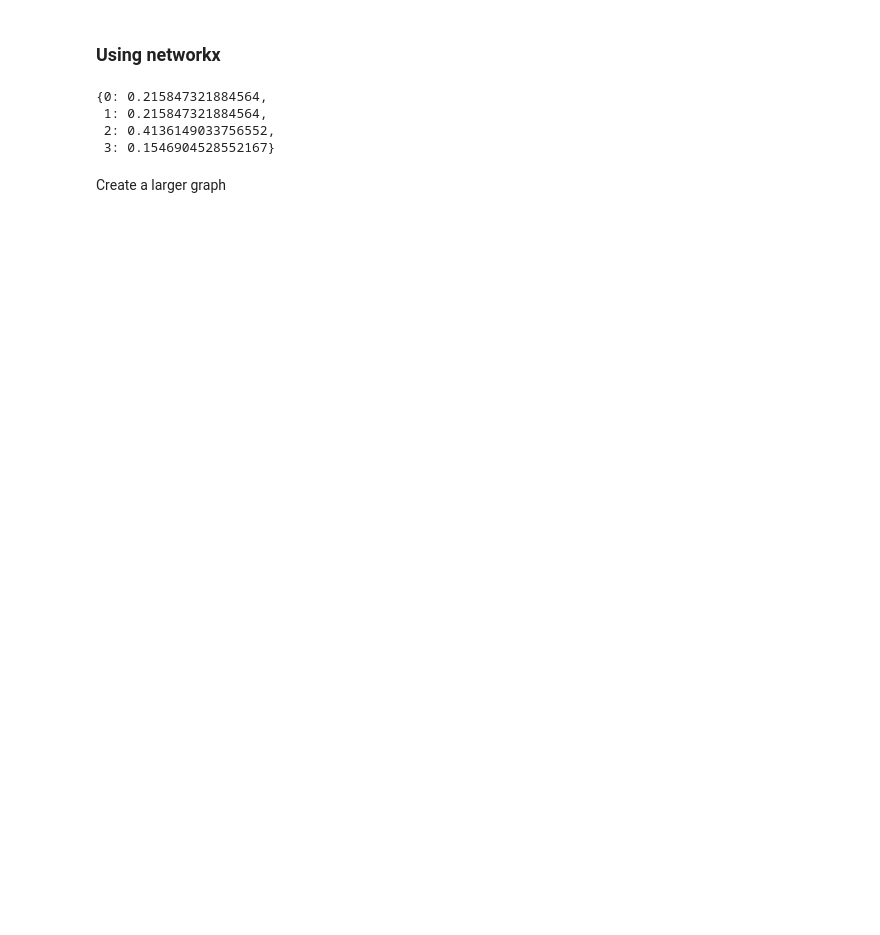
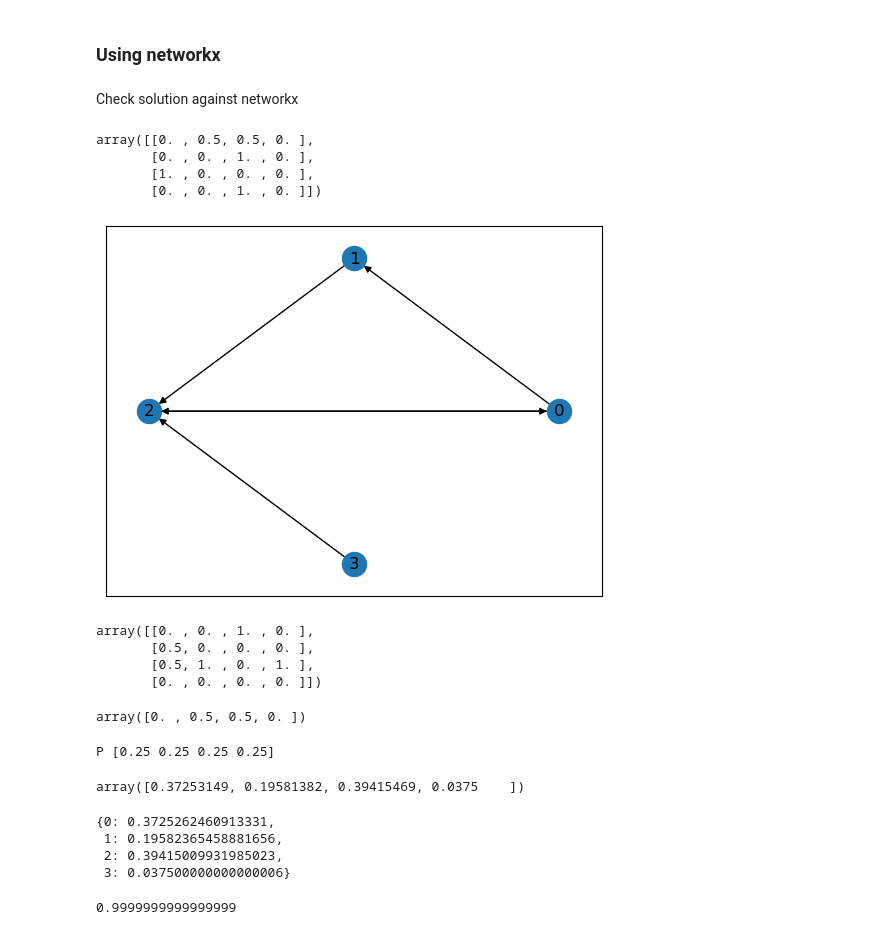
Before and after one commit to jayurbain/GraphMachineLearning, a Jupyter notebook: labs/PageRank.ipynb, the cells around one changed output. Cells and saved outputs as stored; diff of their text form; code cells hidden in the pictures; blank space fills up the shorter version.

Commit message:
cleaned up lab1 for comparison to networkx

```diff
--- a/labs/PageRank.ipynb
+++ b/labs/PageRank.ipynb
@@ -56,9 +59,48 @@ internet = nx.from_numpy_matrix(C)
-# %%
-nx.pagerank(internet, alpha=0.85)
-# %% [output]
-{0: 0.215847321884564,
- 1: 0.215847321884564,
- 2: 0.4136149033756552,
- 3: 0.1546904528552167}
-# %% [markdown]
-Create a larger graph
+# %% [markdown]
+Check solution against networkx
+# %%
+G = nx.MultiDiGraph()
+G.add_edge(0, 1, weight=0.5)
+G.add_edge(0, 2, weight=0.5)
+G.add_edge(1, 2, weight=1.0)
+G.add_edge(2, 0, weight=1.0)
+G.add_edge(3, 2, weight=1.0)
+
+nx.draw_networkx(G, pos=nx.circular_layout(G), with_labels=True)
+
+gpy = nx.to_numpy_array(G)
+gpy
+# %% [output]
+array([[0. , 0.5, 0.5, 0. ],
+       [0. , 0. , 1. , 0. ],
+       [1. , 0. , 0. , 0. ],
+       [0. , 0. , 1. , 0. ]])
+[figure, added]
+# %%
+gpy.T
+# %% [output]
+array([[0. , 0. , 1. , 0. ],
+       [0.5, 0. , 0. , 0. ],
+       [0.5, 1. , 0. , 1. ],
+       [0. , 0. , 0. , 0. ]])
+# %%
+gpy[0]
+# %% [output]
+array([0. , 0.5, 0.5, 0. ])
+# %%
+pagerank(gpy, eps=0.0001, d=0.85)
+# %% [output]
+P [0.25 0.25 0.25 0.25]
+array([0.37253149, 0.19581382, 0.39415469, 0.0375    ])
+# %%
+pr = nx.pagerank(G, alpha=0.85)
+pr
+# %% [output]
+{0: 0.3725262460913331,
+ 1: 0.19582365458881656,
+ 2: 0.39415009931985023,
+ 3: 0.037500000000000006}
+# %%
+sum( pr.values() )
+# %% [output]
+0.9999999999999999
```
Also changed, not shown: parts of 17 cells of this notebook, 1 other file.
